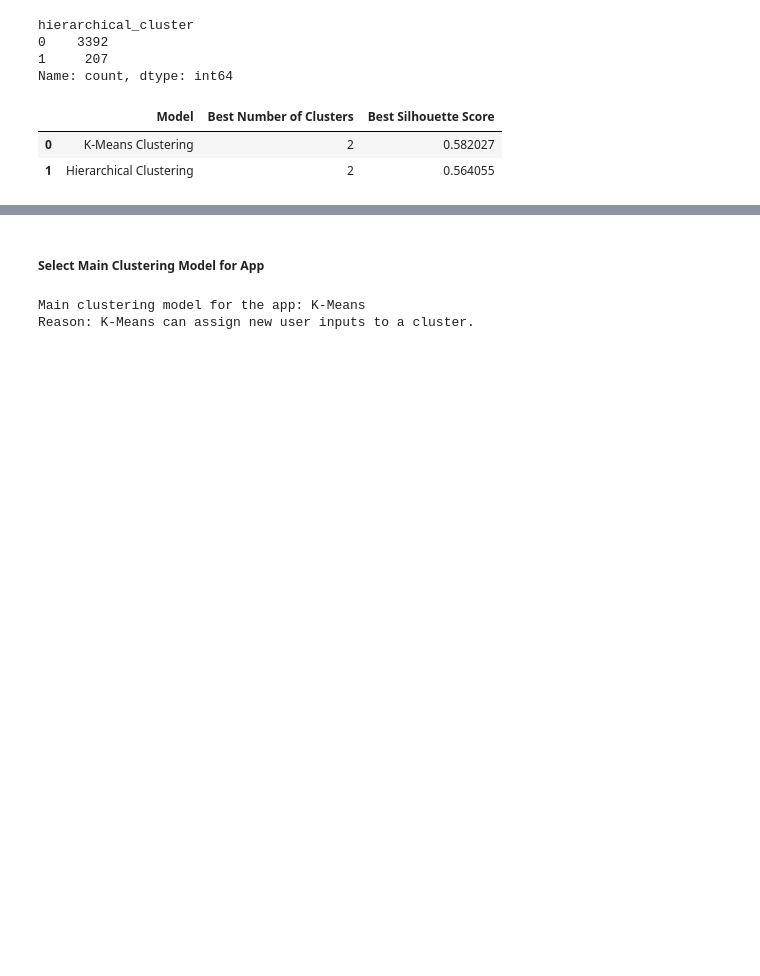
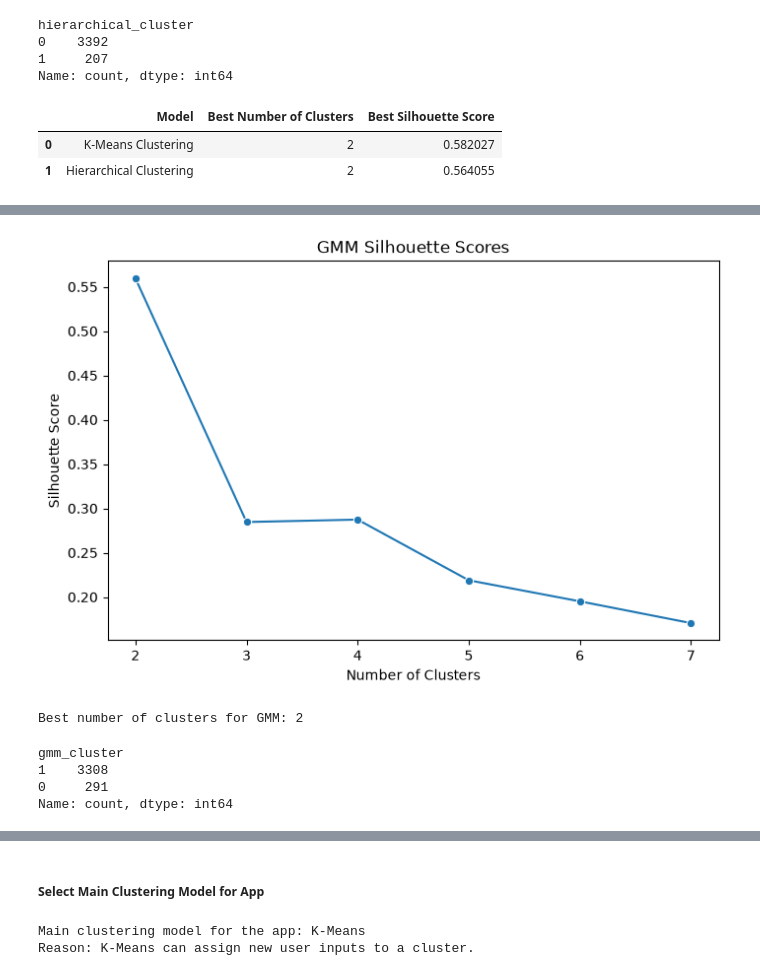
Before and after one commit to Paddyrey/TechCrush-Capstone-Group-11-Project, a Jupyter notebook: notebooks/Unsupervised_learning.ipynb, the cells around one changed output, grey strips where cells are left out. Drawn from its saved outputs; the diff is of its cells as text; code cells hidden in the pictures; blank space fills up the shorter version.

Commit message:
feat: add gmm clustering - Judah Abraham

```diff
--- a/notebooks/Unsupervised_learning.ipynb
+++ b/notebooks/Unsupervised_learning.ipynb
@@ -335,0 +339,24 @@ clustering_comparison
+# %%
+# GMM Silhouette Scores
+
+gmm_scores = []
+
+for k in k_values:
+    gmm = GaussianMixture(
+        n_components=k,
+        random_state=42,
+        n_init=10
+    )
+
+    labels = gmm.fit_predict(cluster_scaled)
+
+    score = silhouette_score(cluster_scaled, labels)
+
+    gmm_scores.append(score)
+
+gmm_score_df = pd.DataFrame({
+    'Number of Clusters': list(k_values),
+    'Silhouette Score': gmm_scores
+})
+
+gmm_score_df
@@ -335,0 +371,46 @@ clustering_comparison
+# %%
+# GMM Silhouette Score Plot
+
+plt.figure(figsize=(8, 5))
+
+sns.lineplot(
+    data=gmm_score_df,
+    x='Number of Clusters',
+    y='Silhouette Score',
+    marker='o'
+)
+
+plt.title("GMM Silhouette Scores")
+plt.xlabel("Number of Clusters")
+plt.ylabel("Silhouette Score")
+
+plt.show()
+# %% [output]
+[figure, added]
+# %%
+# Train Final GMM Model
+
+best_gmm_k = gmm_score_df.sort_values(
+    by='Silhouette Score',
+    ascending=False
+).iloc[0]['Number of Clusters']
+
+best_gmm_k = int(best_gmm_k)
+
+print("Best number of clusters for GMM:", best_gmm_k)
+
+final_gmm = GaussianMixture(
+    n_components=best_gmm_k,
+    random_state=42,
+    n_init=10
+)
+
+energy_df['gmm_cluster'] = final_gmm.fit_predict(cluster_scaled)
+
+energy_df['gmm_cluster'].value_counts()
+# %% [output]
+Best number of clusters for GMM: 2
+gmm_cluster
+1    3308
+0     291
+Name: count, dtype: int64
```
Also changed, not shown: parts of 6 cells of this notebook, 7 other files.
